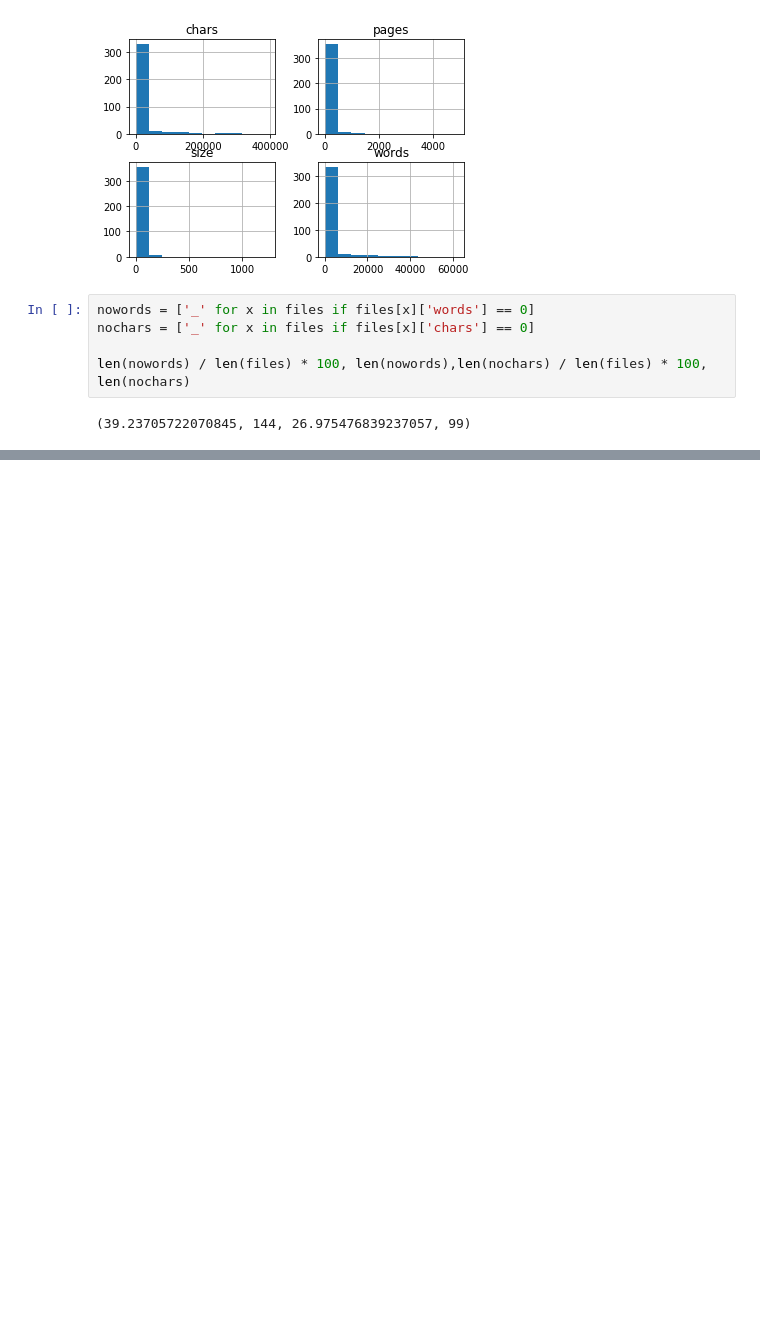
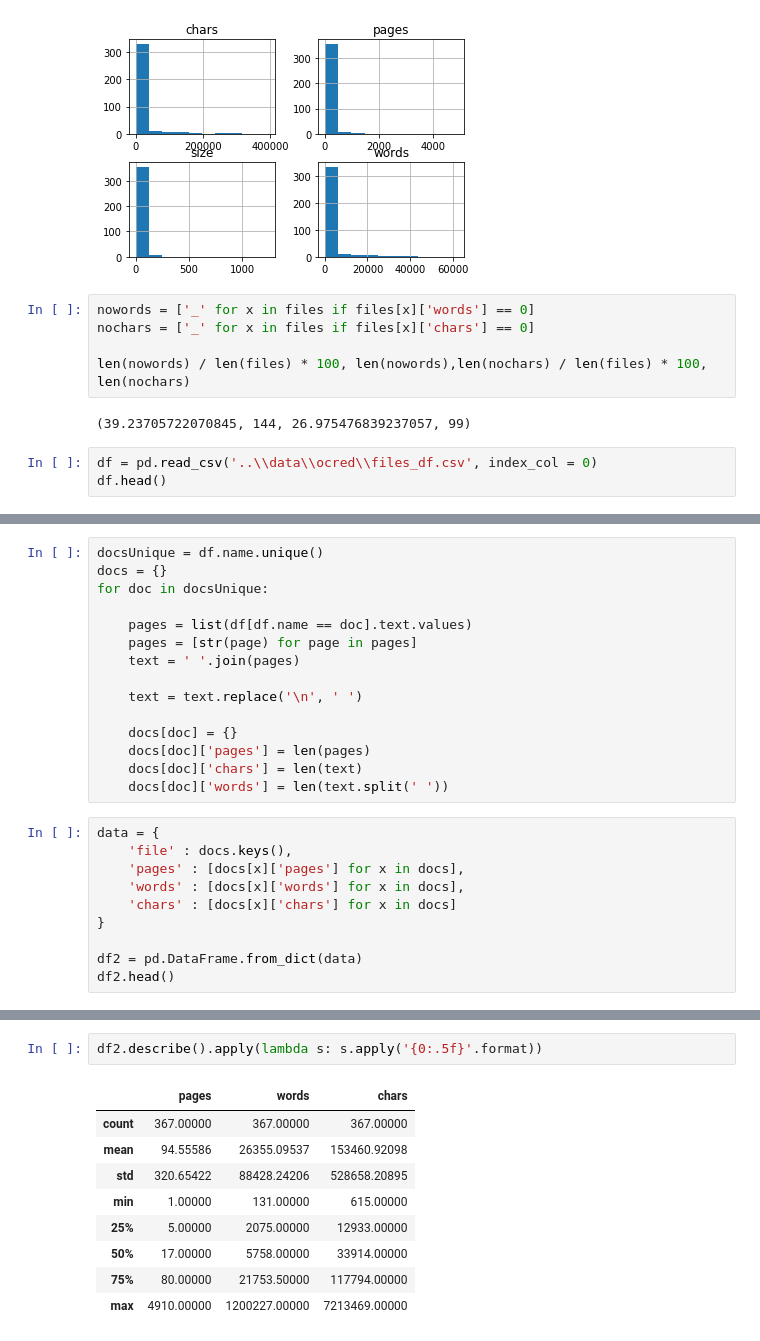
Before and after one commit to JustinBon/thesis, a Jupyter notebook: experiments/Data analysis.ipynb, the cells around one changed output, grey strips where cells are left out. Drawn from its saved outputs; the diff is of its cells as text; blank space fills up the shorter version.

Commit message:
added more to data analysis

```diff
--- a/experiments/Data analysis.ipynb
+++ b/experiments/Data analysis.ipynb
@@ -227,3 +227,6 @@ nochars = ['_' for x in files if files[x]['chars'] == 0]
 len(nowords) / len(files) * 100, len(nowords),len(nochars) / len(files) * 100, len(nochars)
 # %% [output]
 (39.23705722070845, 144, 26.975476839237057, 99)
+# %%
+df = pd.read_csv('..\\data\\ocred\\files_df.csv', index_col = 0)
+df.head()
@@ -229,0 +240,25 @@ len(nowords) / len(files) * 100, len(nowords),len(nochars) / len(files) * 100, l
+# %%
+docsUnique = df.name.unique()
+docs = {}
+for doc in docsUnique:
+
+    pages = list(df[df.name == doc].text.values)
+    pages = [str(page) for page in pages]
+    text = ' '.join(pages)
+
+    text = text.replace('\n', ' ')
+
+    docs[doc] = {}
+    docs[doc]['pages'] = len(pages)
+    docs[doc]['chars'] = len(text)
+    docs[doc]['words'] = len(text.split(' '))
+# %%
+data = {
+    'file' : docs.keys(),
+    'pages' : [docs[x]['pages'] for x in docs],
+    'words' : [docs[x]['words'] for x in docs],
+    'chars' : [docs[x]['chars'] for x in docs]
+}
+
+df2 = pd.DataFrame.from_dict(data)
+df2.head()
@@ -229,0 +272,12 @@ len(nowords) / len(files) * 100, len(nowords),len(nochars) / len(files) * 100, l
+# %%
+df2.describe().apply(lambda s: s.apply('{0:.5f}'.format))
+# %% [output]
+|  | pages | words | chars |
+| count | 367.00000 | 367.00000 | 367.00000 |
+| mean | 94.55586 | 26355.09537 | 153460.92098 |
+| std | 320.65422 | 88428.24206 | 528658.20895 |
+| min | 1.00000 | 131.00000 | 615.00000 |
+| 25% | 5.00000 | 2075.00000 | 12933.00000 |
+| 50% | 17.00000 | 5758.00000 | 33914.00000 |
+| 75% | 80.00000 | 21753.50000 | 117794.00000 |
+| max | 4910.00000 | 1200227.00000 | 7213469.00000 |
```
Also changed, not shown: parts of 2 cells of this notebook, 1 other file.
